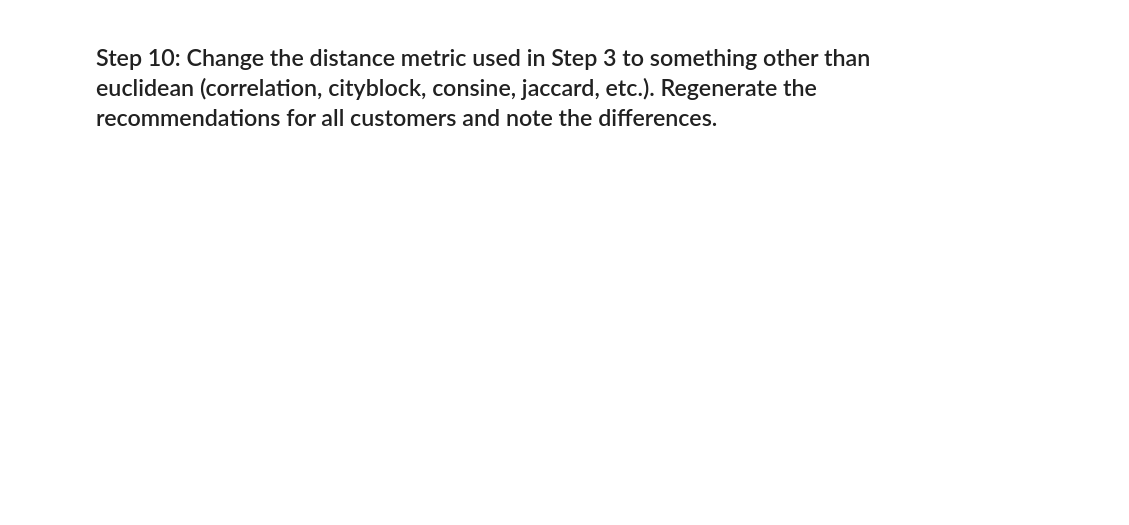
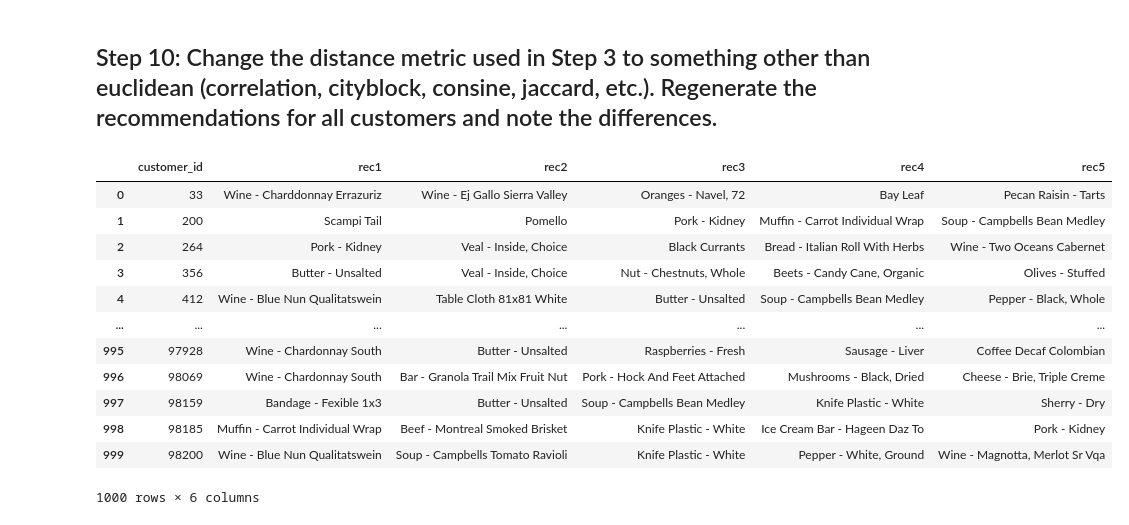
Before and after one commit to gabrielanakasato/ironhack-daft, a Jupyter notebook: labs/lab-w06/04-recommender-systems/your-code/main.ipynb, the cells around one changed output. Saved outputs shown, nothing was run; the diff lists cells and outputs as text; code cells hidden in the pictures; blank space fills up the shorter version.

```diff
--- a/labs/lab-w06/04-recommender-systems/your-code/main.ipynb
+++ b/labs/lab-w06/04-recommender-systems/your-code/main.ipynb
@@ -138,2 +106,8 @@ IndexError: single positional indexer is out-of-bounds
 # %% [markdown]
 ## Step 5: From the data frame you created in Step 1, select the records for the list of similar CustomerIDs you obtained in Step 4.
+# %%
+# Filter the dataset 'group'
+list_prod_recomm_all = group[group.CustomerID.isin(top5_similar)]
+
+# Check the result
+list_prod_recomm_all
@@ -158,2 +235,47 @@ This will give you the total number of each product purchased by the 5 most simi
 # %% [markdown]
 ## Step 10: Change the distance metric used in Step 3 to something other than euclidean (correlation, cityblock, consine, jaccard, etc.). Regenerate the recommendations for all customers and note the differences.
+# %%
+# Create a customer similarity matrix
+sim_matrix = pd.DataFrame((1 / (1 + squareform(pdist(pt.T, metric='cityblock')))), index=pt.columns, columns=pt.columns)
+
+# Create empty dictionary
+recomendations = {}
+
+# List of unique 'CustomerIDs'
+customers_id = list(group.CustomerID.unique())
+
+# Iterative process to add the recomendation products to the dictionary
+for id in customers_id:
+    # Get top 5 similar customers
+    top5_similar = list(sim_matrix[id].sort_values(ascending=False)[1:6].index)
+
+    # List with recommenation productions
+    list_prod_recomm_all = group[group.CustomerID.isin(top5_similar)]
+    list_recomm_rank = list_prod_recomm_all.groupby(by='ProductName').sum()['Quantity'].sort_values(ascending=False).reset_index()
+
+    # Top 5 recommendation products
+    merged = pd.merge(list_recomm_rank, pt[id], on='ProductName').rename(columns={id: 'Purchased'})
+    recommendation_prod = merged[merged.Purchased == 0].head()
+
+    # Add to the dictionary
+    recomendations[id] = list(recommendation_prod['ProductName'])
+
+# Create a new Pandas DataFrame
+df_recommendation = pd.DataFrame.from_dict(recomendations, orient='index', columns=['rec1', 'rec2', 'rec3', 'rec4', 'rec5']).reset_index().rename(columns={'index': 'customer_id'})
+
+# Check the result
+df_recommendation
+# %% [output]
+|  | customer_id | rec1 | rec2 | rec3 | rec4 | rec5 |
+| 0 | 33 | Wine - Charddonnay Errazuriz | Wine - Ej Gallo Sierra Valley | Oranges - Navel, 72 | Bay Leaf | Pecan Raisin - Tarts |
+| 1 | 200 | Scampi Tail | Pomello | Pork - Kidney | Muffin - Carrot Individual Wrap | Soup - Campbells Bean Medley |
+| 2 | 264 | Pork - Kidney | Veal - Inside, Choice | Black Currants | Bread - Italian Roll With Herbs | Wine - Two Oceans Cabernet |
+| 3 | 356 | Butter - Unsalted | Veal - Inside, Choice | Nut - Chestnuts, Whole | Beets - Candy Cane, Organic | Olives - Stuffed |
+| 4 | 412 | Wine - Blue Nun Qualitatswein | Table Cloth 81x81 White | Butter - Unsalted | Soup - Campbells Bean Medley | Pepper - Black, Whole |
+| ... | ... | ... | ... | ... | ... | ... |
+| 995 | 97928 | Wine - Chardonnay South | Butter - Unsalted | Raspberries - Fresh | Sausage - Liver | Coffee Decaf Colombian |
+| 996 | 98069 | Wine - Chardonnay South | Bar - Granola Trail Mix Fruit Nut | Pork - Hock And Feet Attached | Mushrooms - Black, Dried | Cheese - Brie, Triple Creme |
+| 997 | 98159 | Bandage - Fexible 1x3 | Butter - Unsalted | Soup - Campbells Bean Medley | Knife Plastic - White | Sherry - Dry |
+| 998 | 98185 | Muffin - Carrot Individual Wrap | Beef - Montreal Smoked Brisket | Knife Plastic - White | Ice Cream Bar - Hageen Daz To | Pork - Kidney |
+| 999 | 98200 | Wine - Blue Nun Qualitatswein | Soup - Campbells Tomato Ravioli | Knife Plastic - White | Pepper - White, Ground | Wine - Magnotta, Merlot Sr Vqa |
+1000 rows × 6 columns
```
Also changed, not shown: parts of 12 cells of this notebook.
